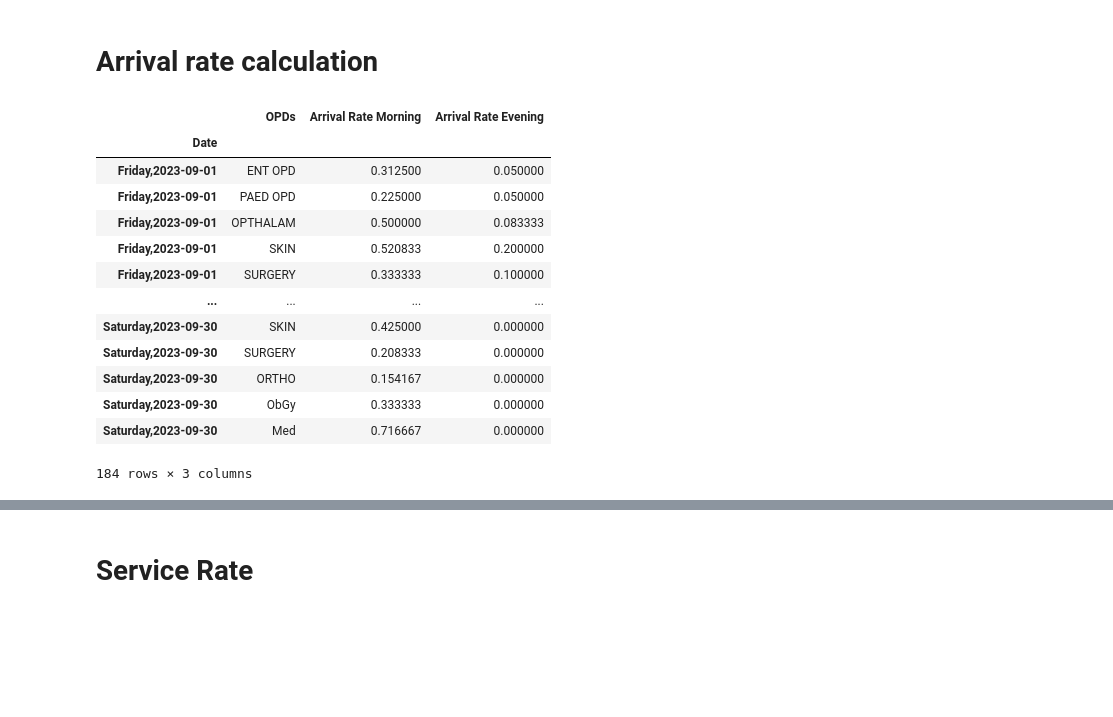
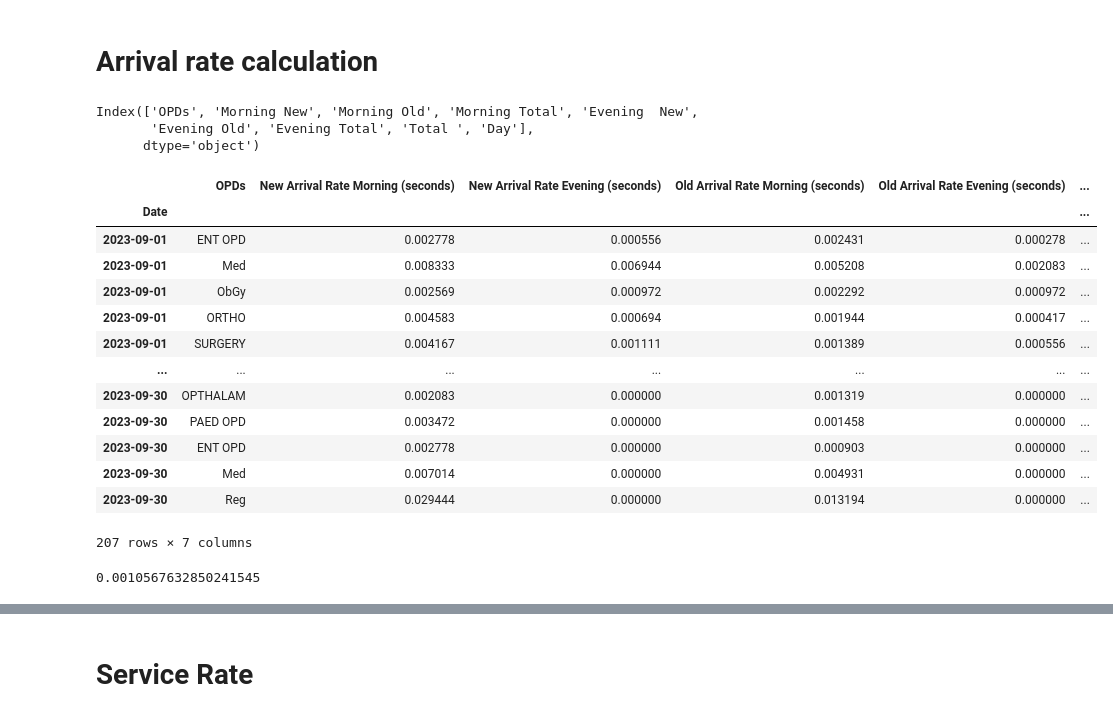
Before and after one commit to Himanshu-hub21/Queuing-Theory-Analytics-for-hospital, a Jupyter notebook: Code/Data_Processing.ipynb, the cells around one changed output, grey strips where cells are left out. Saved outputs shown, nothing was run; the diff lists cells and outputs as text; code cells hidden in the pictures; blank space fills up the shorter version.

```diff
--- a/Code/Data_Processing.ipynb
+++ b/Code/Data_Processing.ipynb
@@ -127,6 +126,0 @@ print(df2)
-# %%
-df['Date'] = df['Day'] + ',' + df['Date'].astype(str)
-
-df2['Date'] = df2['Day'] + ',' + df2['Date'].astype(str)
-
-# df.set_index('Date', inplace=True)
@@ -133,2 +133,2 @@ df2['Date'] = df2['Day'] + ',' + df2['Date'].astype(str)
 # %%
-df
+df = pd.concat([df, df2])
@@ -148,0 +135,4 @@ df
+# %%
+df = df.sort_values(by='Date')
+# %%
+df.reset_index(drop=True, inplace=True)
@@ -317,30 +342,49 @@ plt.show()
 [figure]
 # %% [markdown]
 # Arrival rate calculation
+# %%
+df.columns
+# %% [output]
+Index(['OPDs', 'Morning New', 'Morning Old', 'Morning Total', 'Evening  New',
+       'Evening Old', 'Evening Total', 'Total ', 'Day'],
+      dtype='object')
 # %%
+# Calculating total duration (in seconds)
+total_duration_morning_seconds = 4 * 60 * 60  # Morning shift duration (9am to 1pm) in seconds
+total_duration_evening_seconds = 2 * 60 * 60  # Evening shift duration (4pm to 6pm) in seconds
 
-# Calculating total duration (in hours)
-total_duration_morning = 4*60  # Morning shift duration (9am to 1pm)
-total_duration_evening = 2*60  # Evening shift duration (4pm to 6pm)
+# Calculating arrival rate for each OPD New (in seconds)
+df['New Arrival Rate Morning (seconds)'] = df['Morning New'] / total_duration_morning_seconds
+df['New Arrival Rate Evening (seconds)'] = df['Evening  New'] / total_duration_evening_seconds
 
-# Calculating arrival rate for each OPD
-df['Arrival Rate Morning'] = df['Morning Total'] / total_duration_morning
-df['Arrival Rate Evening'] = df['Evening Total'] / total_duration_evening
+# Calculating arrival rate for each OPD OLD (in seconds)
+df['Old Arrival Rate Morning (seconds)'] = df['Morning Old'] / total_duration_morning_seconds
+df['Old Arrival Rate Evening (seconds)'] = df['Evening Old'] / total_duration_evening_seconds
 
-# Displaying the calculated arrival rates
-df[['OPDs', 'Arrival Rate Morning', 'Arrival Rate Evening']]
+# Calculating total arrival rate for each OPD (in seconds)
+df['Total Arrival Rate Morning (seconds)'] = df['Morning Total'] / total_duration_morning_seconds
+df['Total Arrival Rate Evening (seconds)'] = df['Evening Total'] / total_duration_evening_seconds
+
+# Displaying the calculated arrival rates in seconds
+df[['OPDs', 'New Arrival Rate Morning (seconds)', 'New Arrival Rate Evening (seconds)', 'Old Arrival Rate Morning (seconds)', 'Old Arrival Rate Evening (seconds)', 'Total Arrival Rate Morning (seconds)', 'Total Arrival Rate Evening (seconds)']]
 # %% [output]
-|  | OPDs | Arrival Rate Morning | Arrival Rate Evening |
-| Date |  |  |  |
-| Friday,2023-09-01 | ENT OPD | 0.312500 | 0.050000 |
-| Friday,2023-09-01 | PAED OPD | 0.225000 | 0.050000 |
-| Friday,2023-09-01 | OPTHALAM | 0.500000 | 0.083333 |
-| Friday,2023-09-01 | SKIN | 0.520833 | 0.200000 |
-| Friday,2023-09-01 | SURGERY | 0.333333 | 0.100000 |
-| ... | ... | ... | ... |
-| Saturday,2023-09-30 | SKIN | 0.425000 | 0.000000 |
-| Saturday,2023-09-30 | SURGERY | 0.208333 | 0.000000 |
-| Saturday,2023-09-30 | ORTHO | 0.154167 | 0.000000 |
-| Saturday,2023-09-30 | ObGy | 0.333333 | 0.000000 |
-| Saturday,2023-09-30 | Med | 0.716667 | 0.000000 |
+|  | OPDs | New Arrival Rate Morning (seconds) | New Arrival Rate Evening (seconds) | Old Arrival Rate Morning (seconds) | Old Arrival Rate Evening (seconds) | ... |
+| Date |  |  |  |  |  | ... |
+| 2023-09-01 | ENT OPD | 0.002778 | 0.000556 | 0.002431 | 0.000278 | ... |
+| 2023-09-01 | Med | 0.008333 | 0.006944 | 0.005208 | 0.002083 | ... |
+| 2023-09-01 | ObGy | 0.002569 | 0.000972 | 0.002292 | 0.000972 | ... |
+| 2023-09-01 | ORTHO | 0.004583 | 0.000694 | 0.001944 | 0.000417 | ... |
+| 2023-09-01 | SURGERY | 0.004167 | 0.001111 | 0.001389 | 0.000556 | ... |
+| ... | ... | ... | ... | ... | ... | ... |
+| 2023-09-30 | OPTHALAM | 0.002083 | 0.000000 | 0.001319 | 0.000000 | ... |
+| 2023-09-30 | PAED OPD | 0.003472 | 0.000000 | 0.001458 | 0.000000 | ... |
+| 2023-09-30 | ENT OPD | 0.002778 | 0.000000 | 0.000903 | 0.000000 | ... |
+| 2023-09-30 | Med | 0.007014 | 0.000000 | 0.004931 | 0.000000 | ... |
+| 2023-09-30 | Reg | 0.029444 | 0.000000 | 0.013194 | 0.000000 | ... |
-184 rows × 3 columns
+207 rows × 7 columns
+# %%
+# print(df[df['OPDs'] == 'ENT OPD'])
+
+df[df['OPDs'] == 'ENT OPD']['Total Arrival Rate Evening (seconds)'].mean()
+# %% [output]
+0.0010567632850241545
```
Also changed, not shown: parts of 84 cells of this notebook.
